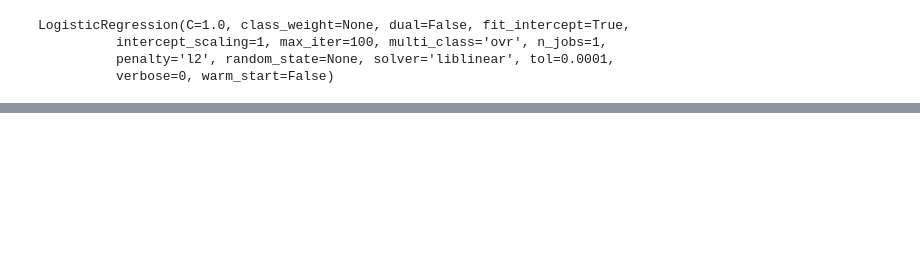
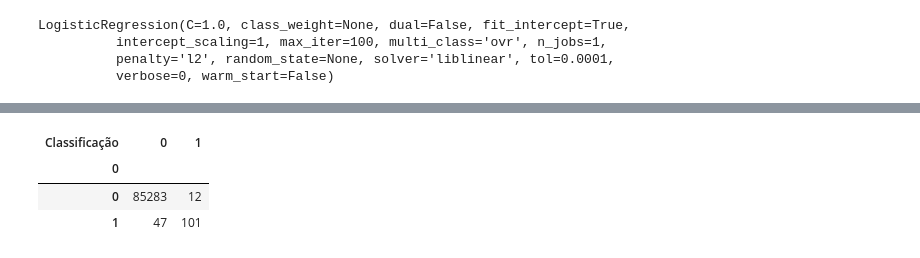
Before and after one commit to gabriellm1/Projeto3_CD, a Jupyter notebook: Projeto3.ipynb, the cells around one changed output, grey strips where cells are left out. Drawn from its saved outputs; the diff is of its cells as text; code cells hidden in the pictures; blank space fills up the shorter version.

```diff
--- a/Projeto3.ipynb
+++ b/Projeto3.ipynb
@@ -102,0 +130,15 @@ Comparativo_log
+# %%
+for index, row in probs_frame.iterrows():
+    i = probs_frame.index.get_loc(index)
+    if probs[i][0]>probs[i][1]:
+        probs_frame.loc[index, 'Classificação'] = '0'
+    if probs[i][0]<probs[i][1]:
+        probs_frame.loc[index, 'Classificação'] = '1'
+# %%
+Comparativo_select= pd.crosstab(classe_teste[0],probs_frame['Classificação'])
+Comparativo_select
+# %% [output]
+| Classificação | 0 | 1 |
+| 0 |  |  |
+| 0 | 85283 | 12 |
+| 1 | 47 | 101 |
```
Also changed, not shown: parts of 15 cells of this notebook.
